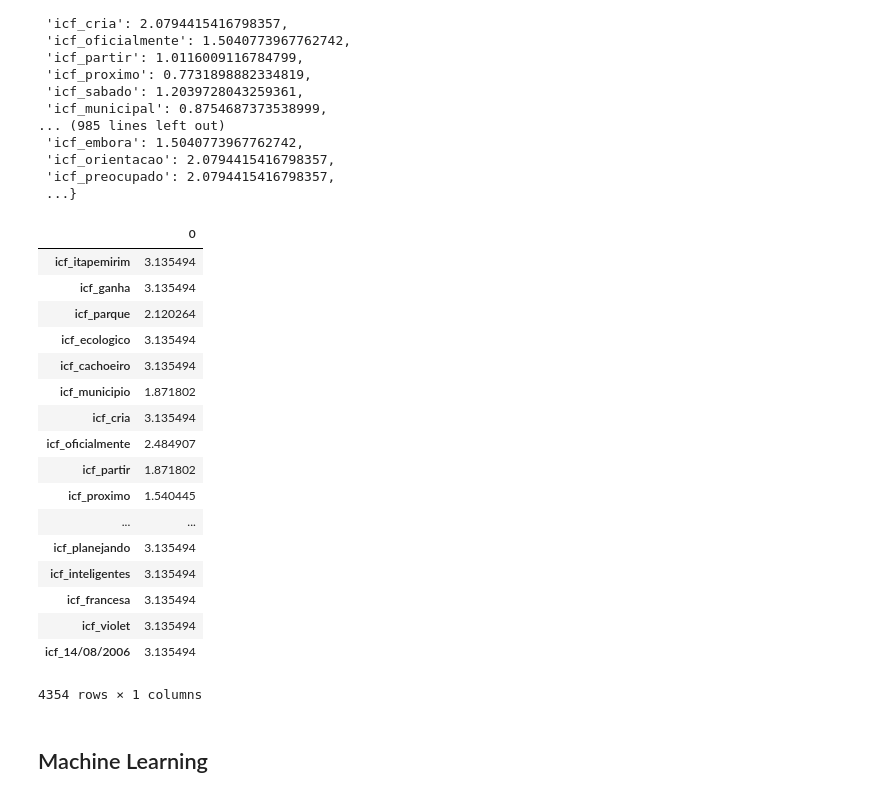
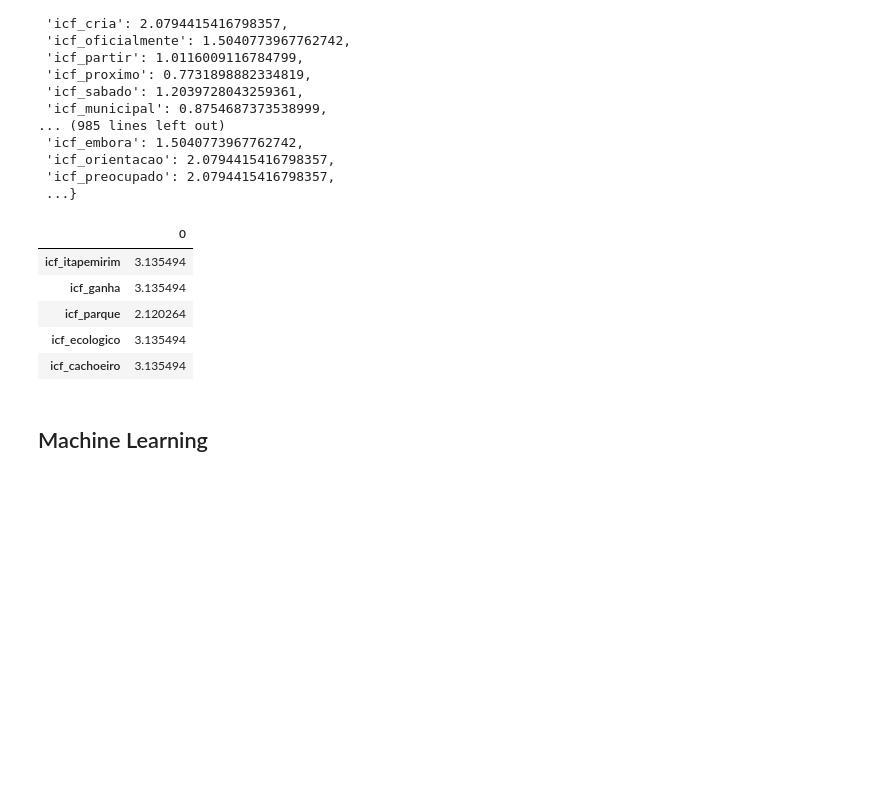
Before and after one commit to brenojantorno/NLP_KNN, a Jupyter notebook: NLP.ipynb, the cells around one changed output. Drawn from its saved outputs; the diff is of its cells as text; code cells hidden in the pictures; blank space fills up the shorter version.

```diff
--- a/NLP.ipynb
+++ b/NLP.ipynb
@@ -311,26 +311,14 @@ calculeteICF()
 # %%
 teste = pd.DataFrame.from_dict(icfs, orient='index')
 # %%
-teste
+teste.head()
 # %% [output]
 |  | 0 |
 | icf_itapemirim | 3.135494 |
 | icf_ganha | 3.135494 |
 | icf_parque | 2.120264 |
 | icf_ecologico | 3.135494 |
 | icf_cachoeiro | 3.135494 |
-| icf_municipio | 1.871802 |
-| icf_cria | 3.135494 |
-| icf_oficialmente | 2.484907 |
-| icf_partir | 1.871802 |
-| icf_proximo | 1.540445 |
-| ... | ... |
-| icf_planejando | 3.135494 |
-| icf_inteligentes | 3.135494 |
-| icf_francesa | 3.135494 |
-| icf_violet | 3.135494 |
-| icf_14/08/2006 | 3.135494 |
-4354 rows × 1 columns
 # %% [markdown]
 ## Machine Learning
 # %% [markdown]
```
